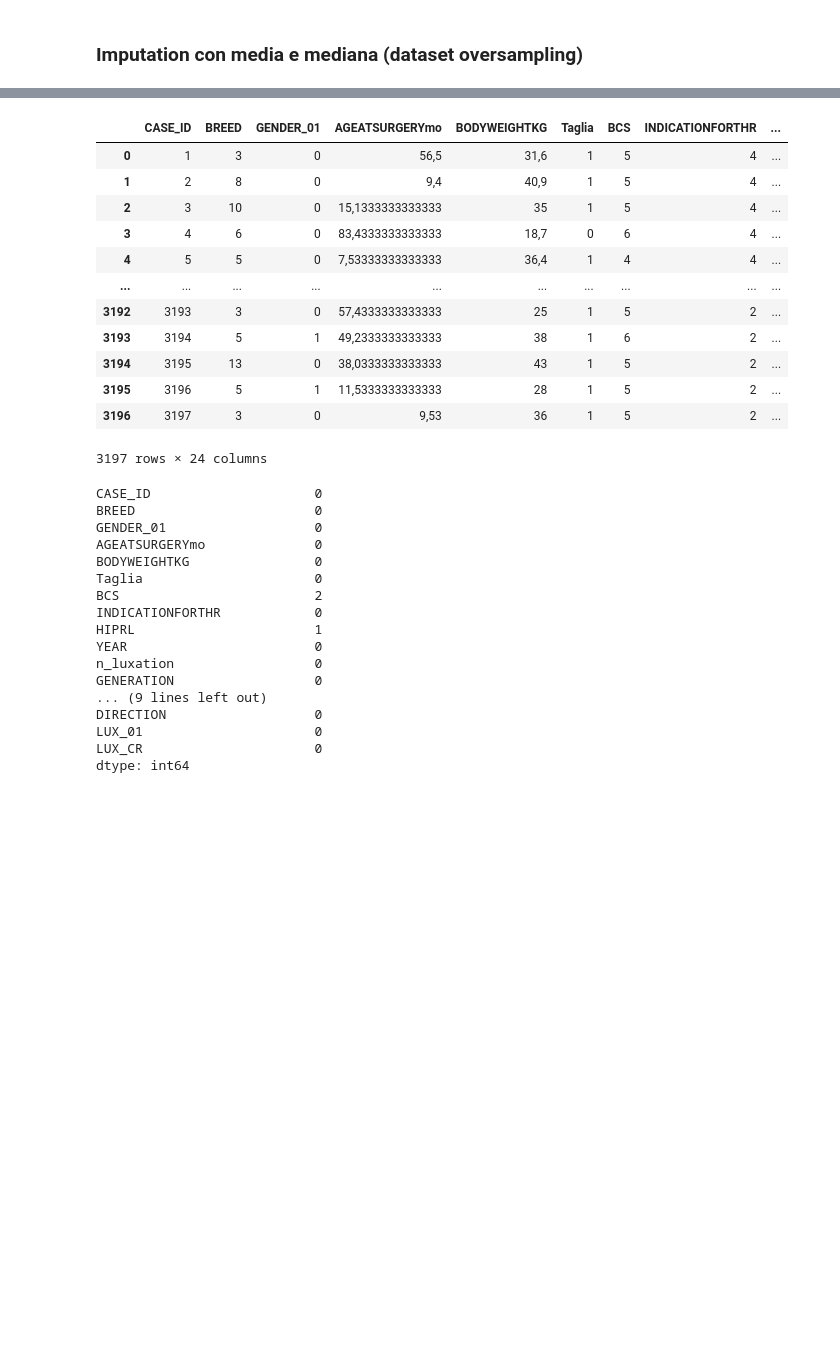
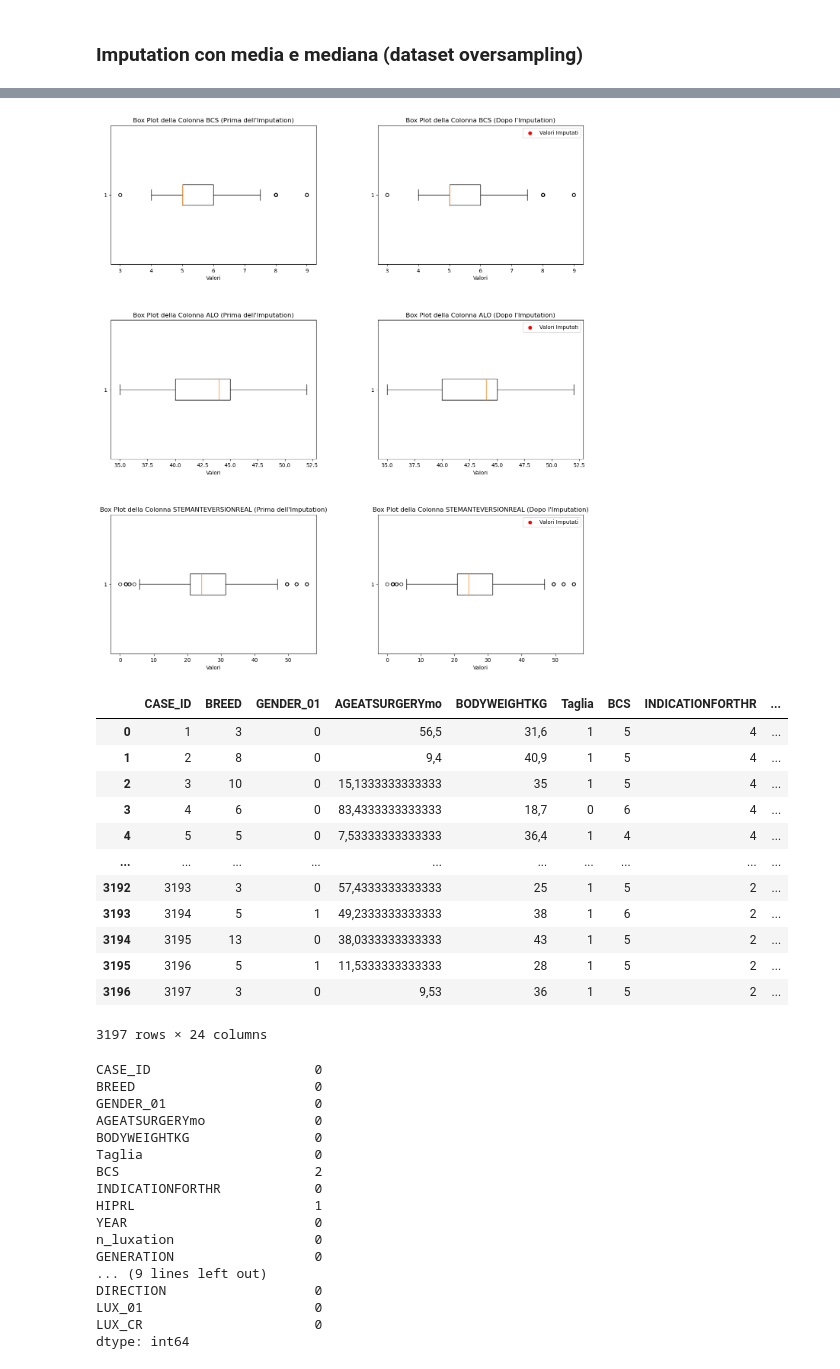
Before and after one commit to MatteoBisotti/Tirocinio, a Jupyter notebook: tirocinio/Imputation/Imputation_dataset_mean_median.ipynb, the cells around one changed output, grey strips where cells are left out. Saved outputs shown, nothing was run; the diff lists cells and outputs as text; code cells hidden in the pictures; blank space fills up the shorter version.

```diff
--- a/tirocinio/Imputation/Imputation_dataset_mean_median.ipynb
+++ b/tirocinio/Imputation/Imputation_dataset_mean_median.ipynb
@@ -3,3 +210,58 @@
+# %%
+
+
+# Creazione della figura con una dimensione maggiore per adattare tutti i grafici
+plt.figure(figsize=(16, 18))
+
+# Impostazione degli spazi tra i sottoplot per evitare sovrapposizioni
+plt.subplots_adjust(hspace=0.4, wspace=0.3)
+
+# Box plot e scatter plot per la colonna BCS
+new_values_bcs = dataset_imputed[dataset['BCS'].isna()]['BCS']
+plt.subplot(3, 2, 1)
+plt.boxplot(dataset['BCS'].dropna(), vert=False)
+plt.title('Box Plot della Colonna BCS (Prima dell\'Imputation)', fontsize=12)
+plt.xlabel('Valori', fontsize=10)
+
+plt.subplot(3, 2, 2)
+plt.boxplot(dataset_imputed['BCS'], vert=False)
+plt.scatter(new_values_bcs, [1]*len(new_values_bcs), color='red', label='Valori Imputati')
+plt.title('Box Plot della Colonna BCS (Dopo l\'Imputation)', fontsize=12)
+plt.xlabel('Valori', fontsize=10)
+plt.legend(fontsize=10)
+
+# Box plot e scatter plot per la colonna ALO
+new_values_alo = dataset_imputed[dataset['ALO'].isna()]['ALO']
+plt.subplot(3, 2, 3)
+plt.boxplot(dataset['ALO'].dropna(), vert=False)
+plt.title('Box Plot della Colonna ALO (Prima dell\'Imputation)', fontsize=12)
+plt.xlabel('Valori', fontsize=10)
+
+plt.subplot(3, 2, 4)
+plt.boxplot(dataset_imputed['ALO'], vert=False)
+plt.scatter(new_values_alo, [1]*len(new_values_alo), color='red', label='Valori Imputati')
+plt.title('Box Plot della Colonna ALO (Dopo l\'Imputation)', fontsize=12)
+plt.xlabel('Valori', fontsize=10)
+plt.legend(fontsize=10)
+
+# Box plot e scatter plot per la colonna STEMANTEVERSIONREAL
+new_values_STEMANTEVERSIONREAL = dataset_imputed[dataset['STEMANTEVERSIONREAL'].isna()]['STEMANTEVERSIONREAL']
+plt.subplot(3, 2, 5)
+plt.boxplot(dataset['STEMANTEVERSIONREAL'].dropna(), vert=False)
+plt.title('Box Plot della Colonna STEMANTEVERSIONREAL (Prima dell\'Imputation)', fontsize=12)
+plt.xlabel('Valori', fontsize=10)
+
+plt.subplot(3, 2, 6)
+plt.boxplot(dataset_imputed['STEMANTEVERSIONREAL'], vert=False)
+plt.scatter(new_values_STEMANTEVERSIONREAL, [1]*len(new_values_STEMANTEVERSIONREAL), color='red', label='Valori Imputati')
+plt.title('Box Plot della Colonna STEMANTEVERSIONREAL (Dopo l\'Imputation)', fontsize=12)
+plt.xlabel('Valori', fontsize=10)
+plt.legend(fontsize=10)
+
+# Mostrare la figura
+plt.show()
+# %% [output]
+[figure, added]
 # %%
 import pandas as pd
 
```
Also changed, not shown: parts of 8 cells of this notebook, 7 other files.
